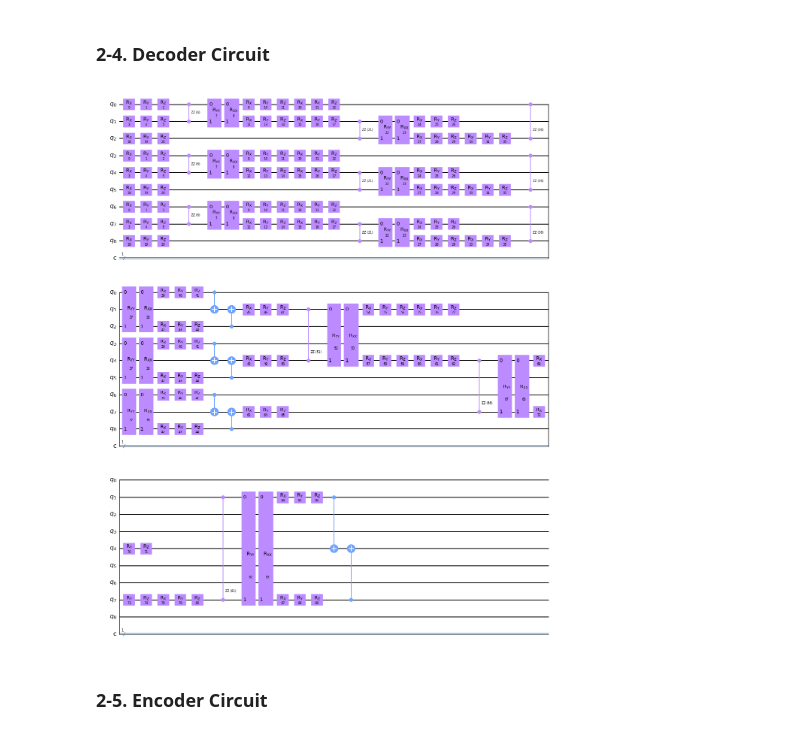
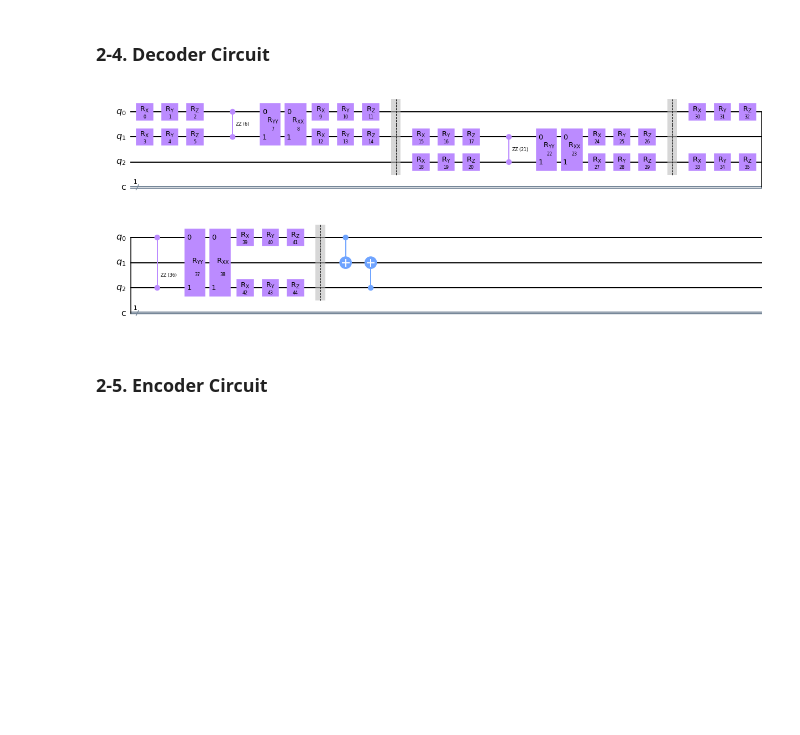
Before and after one commit to yunseo-kim/aeqis, a Jupyter notebook: qcnn_ae.ipynb, the cells around one changed output. Cells and saved outputs as stored; diff of their text form; code cells hidden in the pictures; blank space fills up the shorter version.

```diff
--- a/qcnn_ae.ipynb
+++ b/qcnn_ae.ipynb
@@ -108,15 +90,19 @@ two_qubit_unitary(params, [0,1]).draw(output='mpl')
 # %% [markdown]
 ### 2-3. Three Qubits Unitary Circuit
 # %%
+n_qubits = 3
 def three_qubit_unitary(params, wires):  # need 45 parameters
   circ = QuantumCircuit(n_qubits, 1, name = '3 Qubit Unitary')
   circ.compose(two_qubit_unitary(params[0:15], [wires[0],wires[1]]), inplace=True)
+  circ.barrier()
   circ.compose(two_qubit_unitary(params[15:30], [wires[1],wires[2]]), inplace=True)
+  circ.barrier()
+
   circ.compose(two_qubit_unitary(params[30:45], [wires[0],wires[2]]), inplace=True)
+  circ.barrier()
 
   circ.cx(wires[0], wires[1])
   circ.cx(wires[2], wires[1])
-  #circ.barrier()
 
   #circ.measure([wires[0],wires[2]], [0, 0])
   #circ.barrier()
@@ -130,24 +116,18 @@ three_qubit_unitary(params, [0,1,2]).draw(output='mpl')
 # %% [markdown]
 ### 2-4. Decoder Circuit
 # %%
-n_qubits = 9
 # Defining Decoder circuit.
 def decoder(params, wires):  # need 90 parameters
   dec = QuantumCircuit(n_qubits, 1, name = 'Decoder')
   # U1
   dec.compose(three_qubit_unitary(params[0:45], wires[0:3]), inplace=True)
-  dec.compose(three_qubit_unitary(params[0:45], wires[3:6]), inplace=True)
-  dec.compose(three_qubit_unitary(params[0:45], wires[6:9]), inplace=True)
-
-  # U2
-  dec.compose(three_qubit_unitary(params[45:90], [1,4,7]), inplace=True)
 
   return dec
 
 params = np.arange(0, 90)
 decoder(params, np.arange(0,9)).draw(output='mpl')
 # %% [output]
-[figure, old version]
+[figure, new version]
 # %% [markdown]
 ### 2-5. Encoder Circuit
 # %%
```
Also changed, not shown: parts of 11 cells of this notebook.
